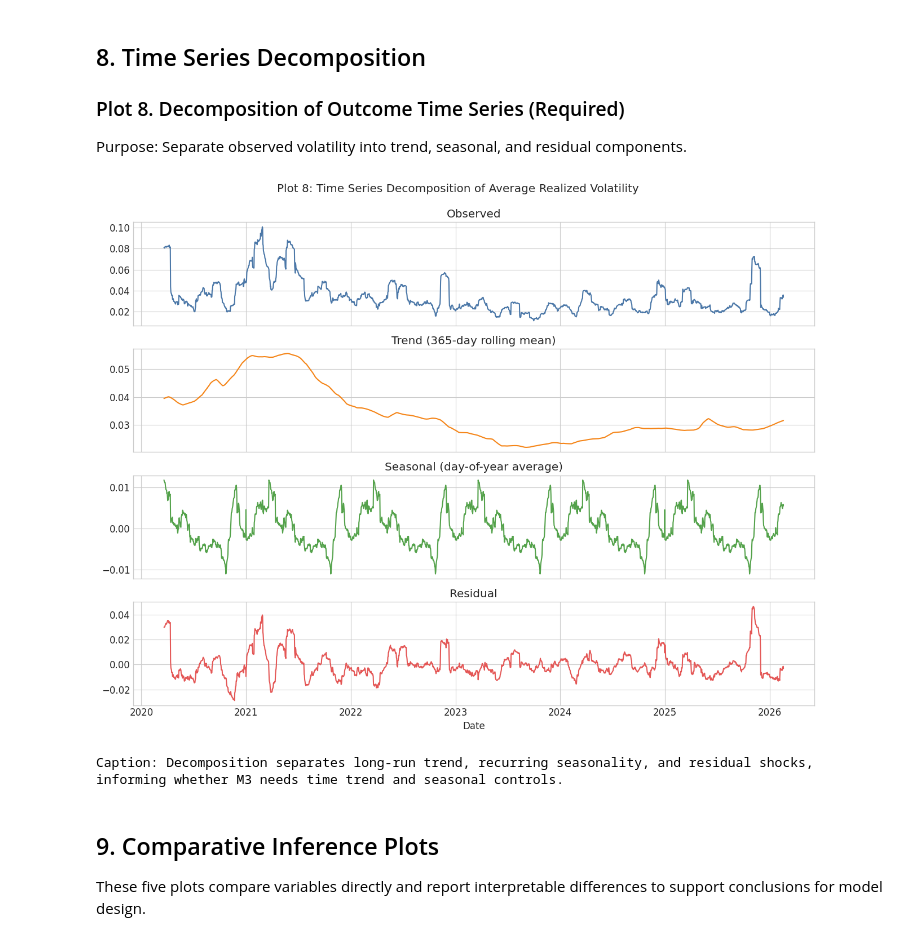
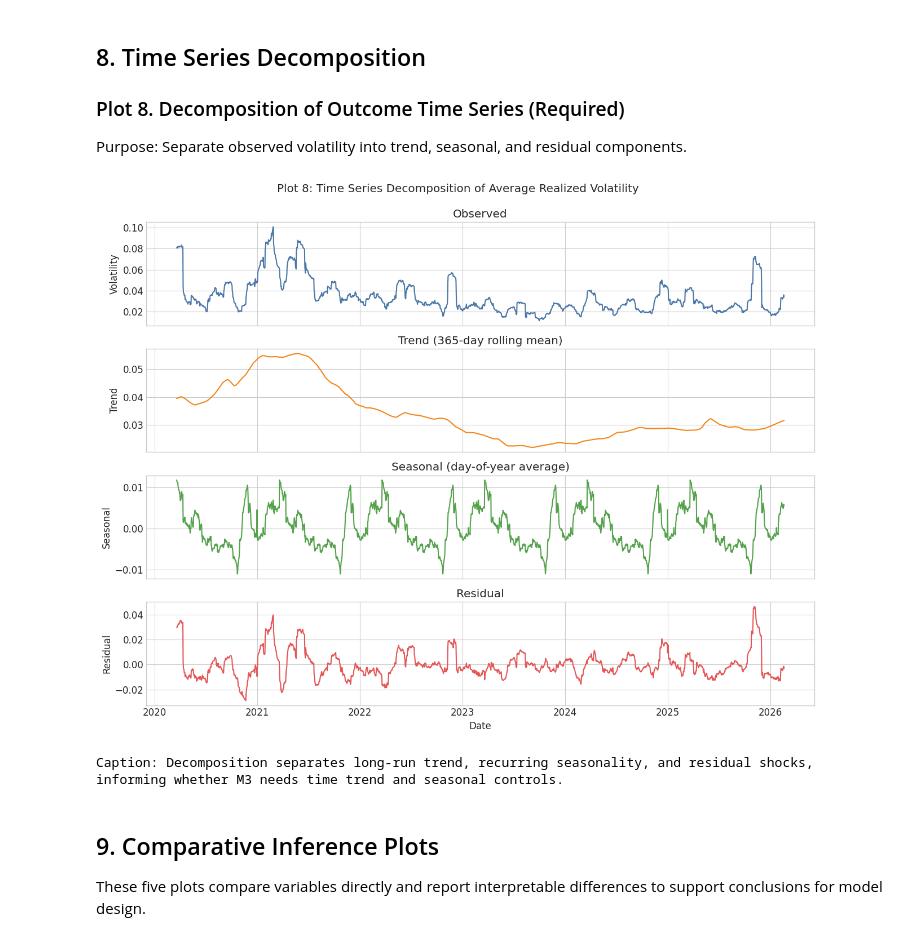
Before and after one commit to Dr-Seagraves/qm2023-capstone-stat-2, a Jupyter notebook: capstone_eda.ipynb, the cells around one changed output. Saved outputs shown, nothing was run; the diff lists cells and outputs as text; code cells hidden in the pictures.

```diff
--- a/capstone_eda.ipynb
+++ b/capstone_eda.ipynb
@@ -384,34 +393,38 @@ decomp_series = daily.set_index('date')['outcome_mean'].dropna().asfreq('D')
 decomp_series = decomp_series.interpolate(limit_direction='both')
 
 trend = decomp_series.rolling(window=365, center=True, min_periods=180).mean()
 detrended = decomp_series - trend
 seasonal_pattern = detrended.groupby(detrended.index.dayofyear).mean()
 seasonal = detrended.index.dayofyear.map(seasonal_pattern)
 seasonal = pd.Series(seasonal, index=decomp_series.index)
 resid = decomp_series - trend - seasonal
 
 fig, axes = plt.subplots(4, 1, figsize=(13, 10), sharex=True)
 axes[0].plot(decomp_series.index, decomp_series.values, color='#4c78a8')
 axes[0].set_title('Observed')
+axes[0].set_ylabel('Volatility')
 
 axes[1].plot(trend.index, trend.values, color='#f58518')
 axes[1].set_title('Trend (365-day rolling mean)')
+axes[1].set_ylabel('Trend')
 
 axes[2].plot(seasonal.index, seasonal.values, color='#54a24b')
 axes[2].set_title('Seasonal (day-of-year average)')
+axes[2].set_ylabel('Seasonal')
 
 axes[3].plot(resid.index, resid.values, color='#e45756')
 axes[3].set_title('Residual')
+axes[3].set_ylabel('Residual')
 axes[3].set_xlabel('Date')
 
 fig.suptitle('Plot 8: Time Series Decomposition of Average Realized Volatility', y=0.99)
 plt.tight_layout()
 plt.savefig(FIGURES_DIR / 'M2_plot8_time_series_decomposition.png', dpi=300)
 plt.show()
 
 print('Caption: Decomposition separates long-run trend, recurring seasonality, and residual shocks, informing whether M3 needs time trend and seasonal controls.')
 # %% [output]
-[figure, old version]
+[figure, new version]
 Caption: Decomposition separates long-run trend, recurring seasonality, and residual shocks, informing whether M3 needs time trend and seasonal controls.
 # %% [markdown]
 ## 9. Comparative Inference Plots
```
Also changed, not shown: parts of 8 cells of this notebook, 14 other files.
